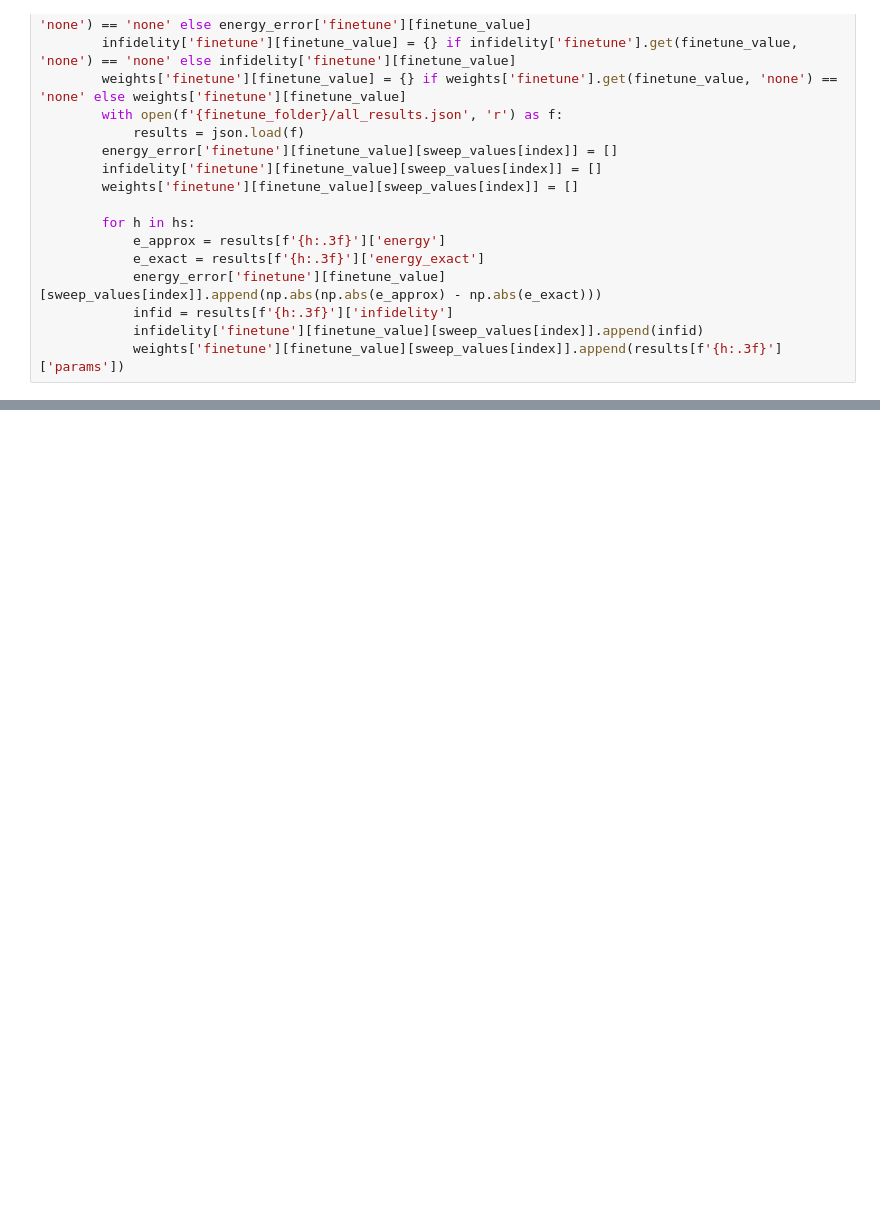
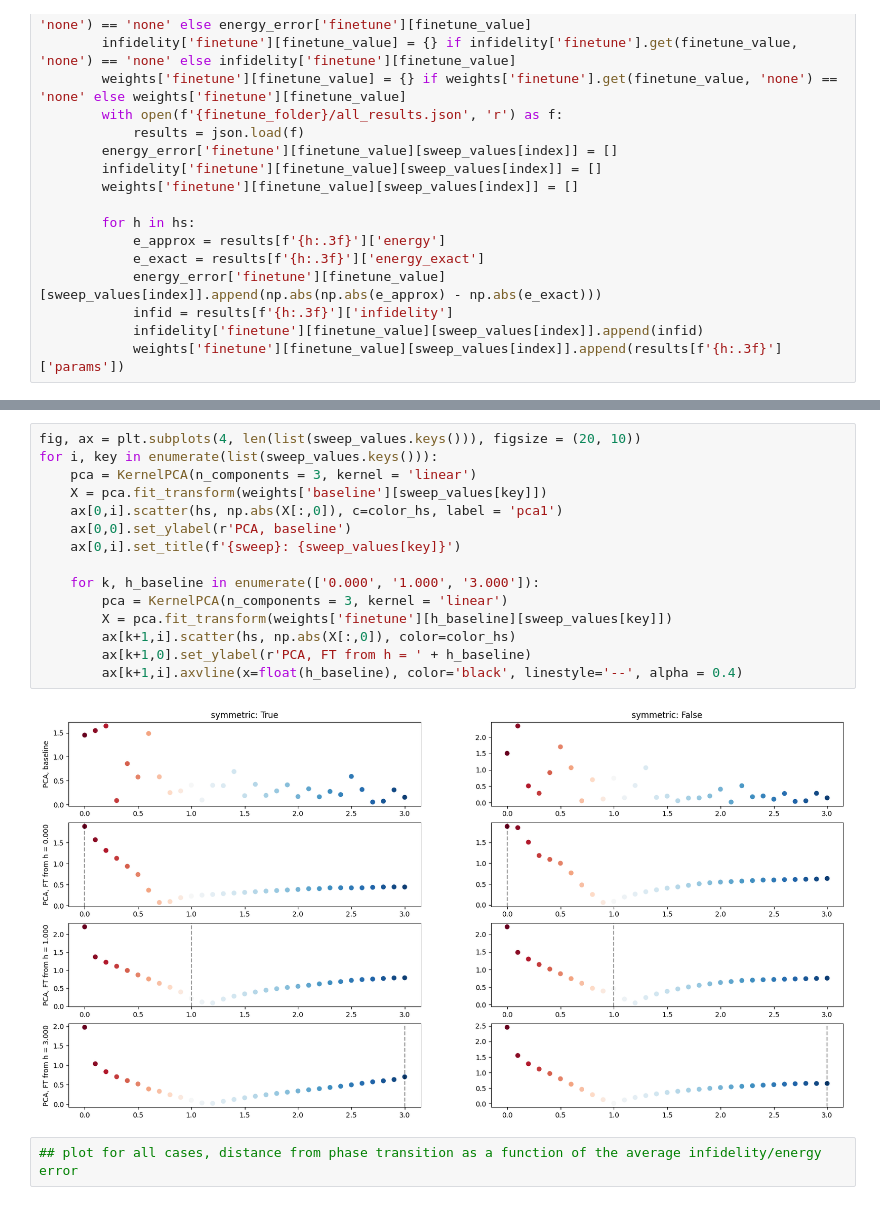
Before and after one commit to vfhernandes/interp_nqs, a Jupyter notebook: ising/analysis.ipynb, the cells around one changed output, grey strips where cells are left out. Drawn from its saved outputs; the diff is of its cells as text; blank space fills up the shorter version.

```diff
--- a/ising/analysis.ipynb
+++ b/ising/analysis.ipynb
@@ -197,0 +201,19 @@ for i, key in enumerate(list(sweep_values.keys())):
+# %%
+fig, ax = plt.subplots(4, len(list(sweep_values.keys())), figsize = (20, 10))
+for i, key in enumerate(list(sweep_values.keys())):
+    pca = KernelPCA(n_components = 3, kernel = 'linear')
+    X = pca.fit_transform(weights['baseline'][sweep_values[key]])
+    ax[0,i].scatter(hs, np.abs(X[:,0]), c=color_hs, label = 'pca1')
+    ax[0,0].set_ylabel(r'PCA, baseline')
+    ax[0,i].set_title(f'{sweep}: {sweep_values[key]}')
+
+    for k, h_baseline in enumerate(['0.000', '1.000', '3.000']):
+        pca = KernelPCA(n_components = 3, kernel = 'linear')
+        X = pca.fit_transform(weights['finetune'][h_baseline][sweep_values[key]])
+        ax[k+1,i].scatter(hs, np.abs(X[:,0]), color=color_hs)
+        ax[k+1,0].set_ylabel(r'PCA, FT from h = ' + h_baseline)
+        ax[k+1,i].axvline(x=float(h_baseline), color='black', linestyle='--', alpha = 0.4)
+# %% [output]
+[figure, added]
+# %%
+## plot for all cases, distance from phase transition as a function of the average infidelity/energy error
```
Also changed, not shown: parts of 5 cells of this notebook.
